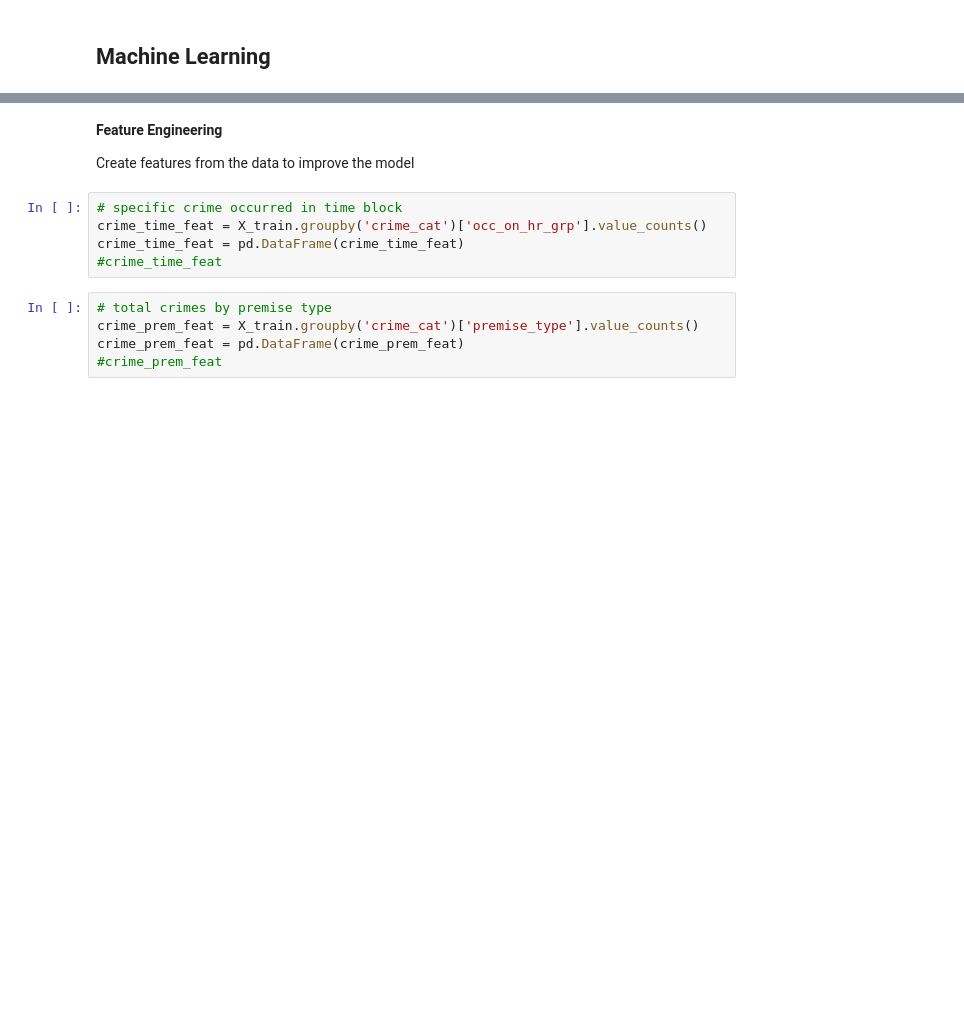
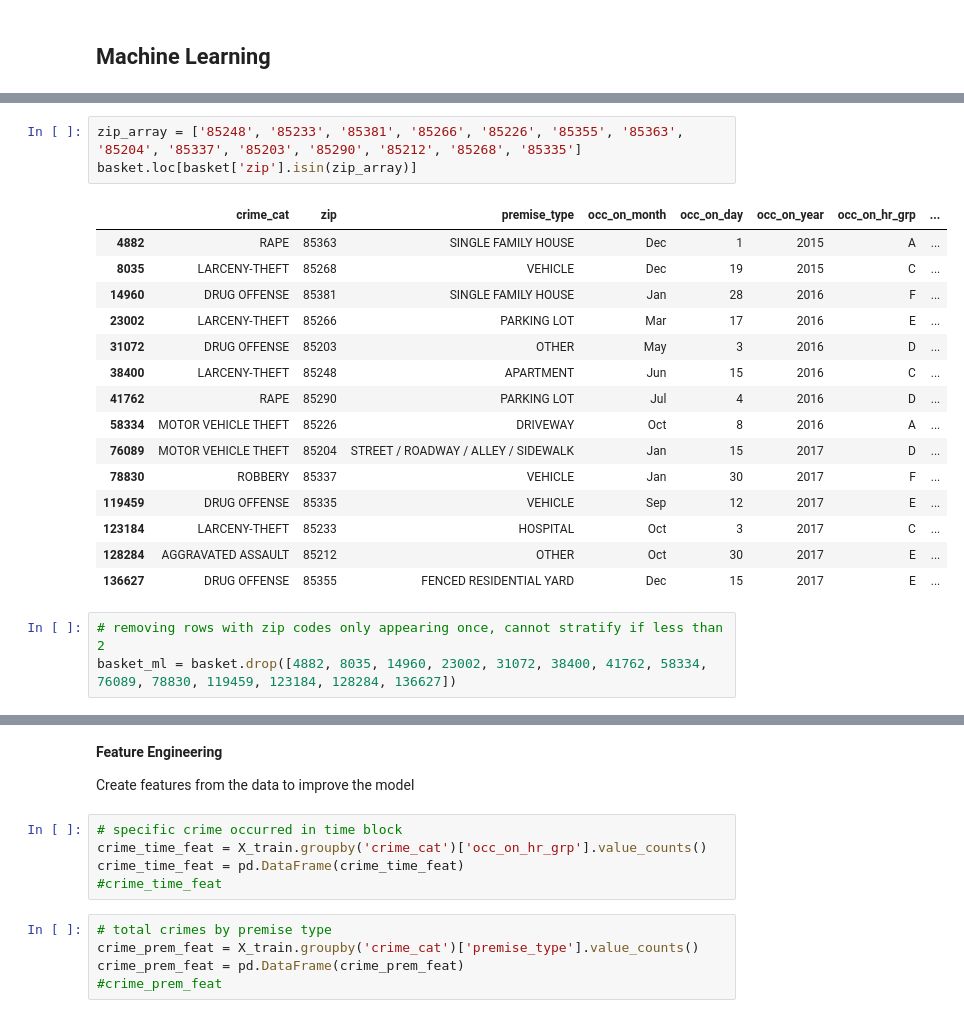
Before and after one commit to jpeterson28/DSCT_Capstone1, a Jupyter notebook: Code.ipynb, the cells around one changed output, grey strips where cells are left out. Saved outputs shown, nothing was run; the diff lists cells and outputs as text; blank space fills up the shorter version.

```diff
--- a/Code.ipynb
+++ b/Code.ipynb
@@ -669,0 +622,22 @@ X_train.head()
+# %%
+zip_array = ['85248', '85233', '85381', '85266', '85226', '85355', '85363', '85204', '85337', '85203', '85290', '85212', '85268', '85335']
+basket.loc[basket['zip'].isin(zip_array)]
+# %% [output]
+|  | crime_cat | zip | premise_type | occ_on_month | occ_on_day | occ_on_year | occ_on_hr_grp | ... |
+| 4882 | RAPE | 85363 | SINGLE FAMILY HOUSE | Dec | 1 | 2015 | A | ... |
+| 8035 | LARCENY-THEFT | 85268 | VEHICLE | Dec | 19 | 2015 | C | ... |
+| 14960 | DRUG OFFENSE | 85381 | SINGLE FAMILY HOUSE | Jan | 28 | 2016 | F | ... |
+| 23002 | LARCENY-THEFT | 85266 | PARKING LOT | Mar | 17 | 2016 | E | ... |
+| 31072 | DRUG OFFENSE | 85203 | OTHER | May | 3 | 2016 | D | ... |
+| 38400 | LARCENY-THEFT | 85248 | APARTMENT | Jun | 15 | 2016 | C | ... |
+| 41762 | RAPE | 85290 | PARKING LOT | Jul | 4 | 2016 | D | ... |
+| 58334 | MOTOR VEHICLE THEFT | 85226 | DRIVEWAY | Oct | 8 | 2016 | A | ... |
+| 76089 | MOTOR VEHICLE THEFT | 85204 | STREET / ROADWAY / ALLEY / SIDEWALK | Jan | 15 | 2017 | D | ... |
+| 78830 | ROBBERY | 85337 | VEHICLE | Jan | 30 | 2017 | F | ... |
+| 119459 | DRUG OFFENSE | 85335 | VEHICLE | Sep | 12 | 2017 | E | ... |
+| 123184 | LARCENY-THEFT | 85233 | HOSPITAL | Oct | 3 | 2017 | C | ... |
+| 128284 | AGGRAVATED ASSAULT | 85212 | OTHER | Oct | 30 | 2017 | E | ... |
+| 136627 | DRUG OFFENSE | 85355 | FENCED RESIDENTIAL YARD | Dec | 15 | 2017 | E | ... |
+# %%
+# removing rows with zip codes only appearing once, cannot stratify if less than 2
+basket_ml = basket.drop([4882, 8035, 14960, 23002, 31072, 38400, 41762, 58334, 76089, 78830, 119459, 123184, 128284, 136627])
```
Also changed, not shown: parts of 28 cells of this notebook.
